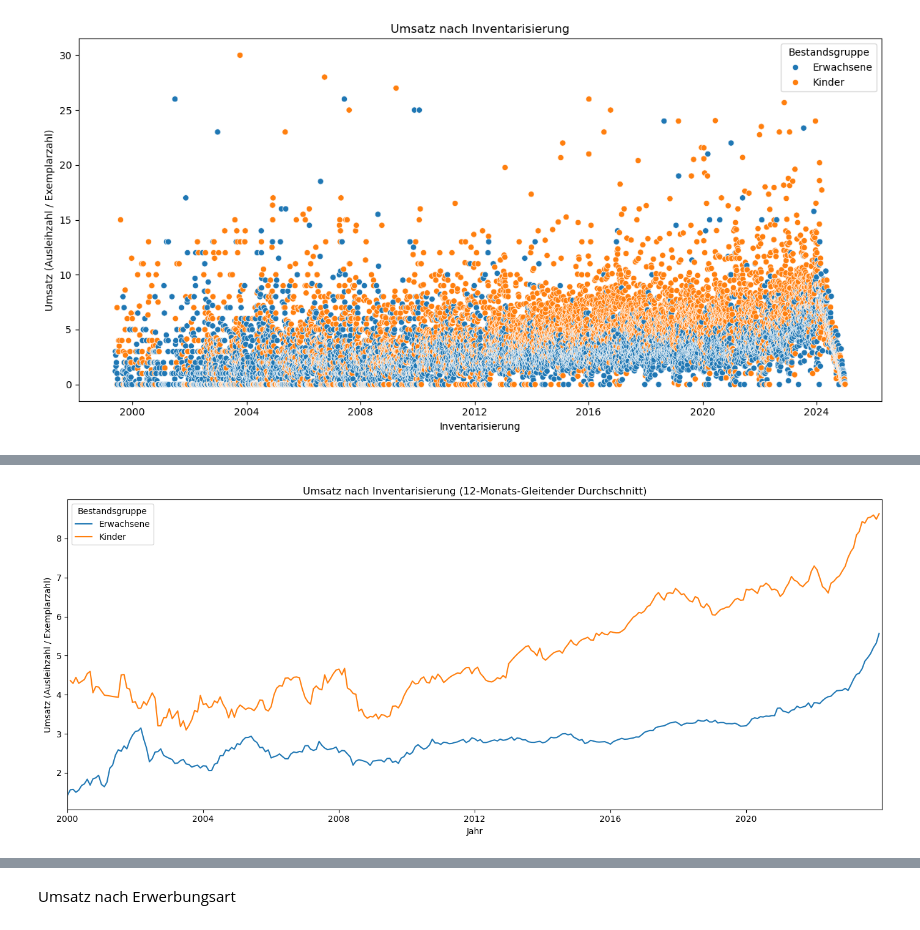
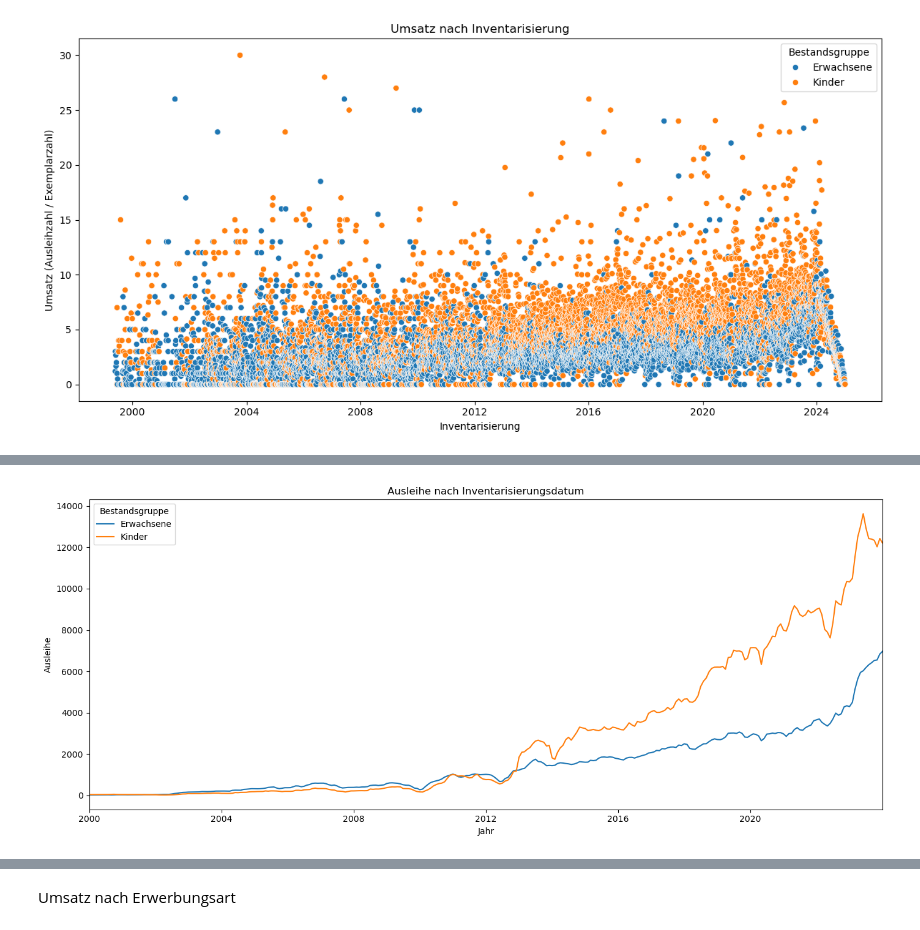
Before and after one commit to BeatriceM476/Final-project, a Jupyter notebook: BesEx_2024.ipynb, the cells around one changed output, grey strips where cells are left out. Drawn from its saved outputs; the diff is of its cells as text; code cells hidden in the pictures.

```diff
--- a/BesEx_2024.ipynb
+++ b/BesEx_2024.ipynb
@@ -416,27 +432,25 @@ plt.show()
 # %%
-# Datumsgrenze setzen
-start_date = "2000-01-01"
-end_date = "2023-12-31"
+# Lissage: 12-Monats-Gleitender Durchschnitt
+ausl_monatlich['Sum_Ausl_roll'] = (
+    ausl_monatlich
+    .groupby('Fachst_2')['Sum_Ausl']
+    .transform(lambda x: x.rolling(12, min_periods=1).mean())
+)
 
-umsatz_monatlich_filtered = umsatz_monatlich[
-    (umsatz_monatlich["JahrMonat"] >= start_date) &
-    (umsatz_monatlich["JahrMonat"] <= end_date)
-]
-
-# Linienplot mit gefilterten Daten
+# Plot avec la série lissée
 plt.figure(figsize=(14,6))
 sns.lineplot(
-    data=umsatz_monatlich_filtered,
+    data=ausl_monatlich,
     x="JahrMonat",
-    y="Umsatz_roll",
+    y="Sum_Ausl_roll",
     hue="Fachst_2"
 )
-plt.title("Umsatz nach Inventarisierung (12-Monats-Gleitender Durchschnitt)")
+plt.title("Ausleihe nach Inventarisierungsdatum")
 plt.xlabel("Jahr")
-plt.ylabel("Umsatz (Ausleihzahl / Exemplarzahl)")
+plt.ylabel("Ausleihe")
 plt.legend(title="Bestandsgruppe")
-plt.xlim(pd.to_datetime(start_date), pd.to_datetime(end_date))  # Achse begrenzen
+plt.xlim(pd.to_datetime(start_date), pd.to_datetime(end_date))
 plt.tight_layout()
 plt.show()
 # %% [output]
-[figure, old version]
+[figure, new version]
```
Also changed, not shown: parts of 2 cells of this notebook, 1 other file.
